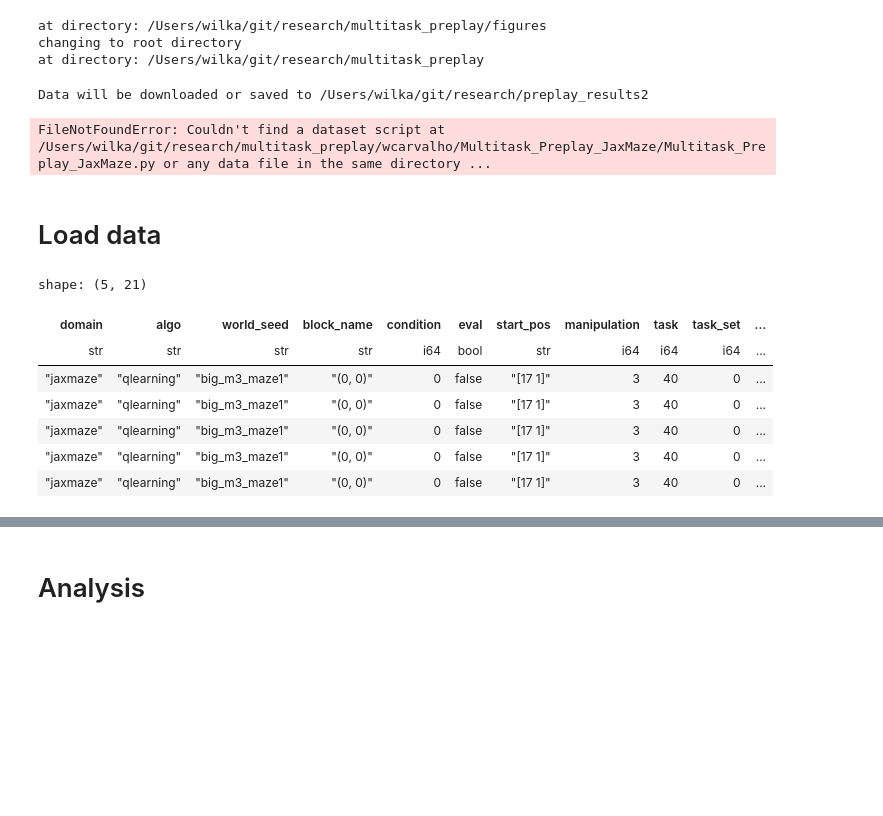
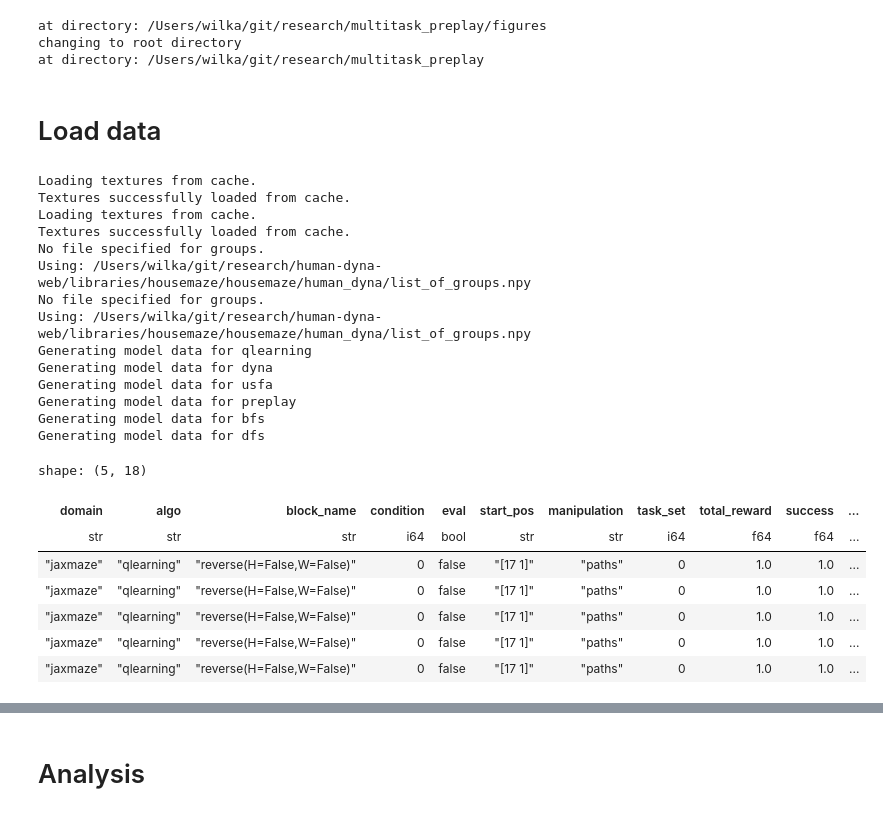
Before and after one commit to wcarvalho/multitask_preplay, a Jupyter notebook: figures/jaxmaze_results.ipynb, the cells around one changed output, grey strips where cells are left out. Cells and saved outputs as stored; diff of their text form; code cells hidden in the pictures; blank space fills up the shorter version.

```diff
--- a/figures/jaxmaze_results.ipynb
+++ b/figures/jaxmaze_results.ipynb
@@ -16,35 +16,42 @@ at directory: /Users/wilka/git/research/multitask_preplay
 # %%
 sys.path.append("simulations")
 # %%
-import data_configs
-from data_processing.utils import download_jaxmaze_data
-
-print("Data will be downloaded or saved to", data_configs.DIRECTORY)
-download_jaxmaze_data()
+# import data_configs
+# from data_processing.utils import download_jaxmaze_data
+# print("Data will be downloaded or saved to", data_configs.DIRECTORY)
+# download_jaxmaze_data()
-# %% [output]
-Data will be downloaded or saved to /Users/wilka/git/research/preplay_results2
-FileNotFoundError: Couldn't find a dataset script at /Users/wilka/git/research/multitask_preplay/wcarvalho/Multitask_Preplay_JaxMaze/Multitask_Preplay_JaxMaze.py or any data file in the same directory ...
 # %% [markdown]
 # Load data
 # %%
 from data_processing import process_model_data
 
 # %debug
 model_df = process_model_data.get_jaxmaze_model_data(
-  # overwrite_episode_df=True,
-  models=["qlearning", "usfa", "preplay_new", "bfs", "dfs"],
 )
+model_df.head()
+# %% [output]
+Loading textures from cache.
+Textures successfully loaded from cache.
+Loading textures from cache.
+Textures successfully loaded from cache.
+No file specified for groups.
+Using: /Users/wilka/git/research/human-dyna-web/libraries/housemaze/housemaze/human_dyna/list_of_groups.npy
+No file specified for groups.
+Using: /Users/wilka/git/research/human-dyna-web/libraries/housemaze/housemaze/human_dyna/list_of_groups.npy
+Generating model data for qlearning
+Generating model data for dyna
+Generating model data for usfa
+Generating model data for preplay
+Generating model data for bfs
+Generating model data for dfs
+shape: (5, 18)
+| domain | algo | block_name | condition | eval | start_pos | manipulation | task_set | total_reward | success | ... |
+| str | str | str | i64 | bool | str | str | i64 | f64 | f64 | ... |
+| "jaxmaze" | "qlearning" | "reverse(H=False,W=False)" | 0 | false | "[17 1]" | "paths" | 0 | 1.0 | 1.0 | ... |
+| "jaxmaze" | "qlearning" | "reverse(H=False,W=False)" | 0 | false | "[17 1]" | "paths" | 0 | 1.0 | 1.0 | ... |
+| "jaxmaze" | "qlearning" | "reverse(H=False,W=False)" | 0 | false | "[17 1]" | "paths" | 0 | 1.0 | 1.0 | ... |
+| "jaxmaze" | "qlearning" | "reverse(H=False,W=False)" | 0 | false | "[17 1]" | "paths" | 0 | 1.0 | 1.0 | ... |
+| "jaxmaze" | "qlearning" | "reverse(H=False,W=False)" | 0 | false | "[17 1]" | "paths" | 0 | 1.0 | 1.0 | ... |
-# %%
-model_df.head()
-# %% [output]
-shape: (5, 21)
-| domain | algo | world_seed | block_name | condition | eval | start_pos | manipulation | task | task_set | ... |
-| str | str | str | str | i64 | bool | str | i64 | i64 | i64 | ... |
-| "jaxmaze" | "qlearning" | "big_m3_maze1" | "(0, 0)" | 0 | false | "[17 1]" | 3 | 40 | 0 | ... |
-| "jaxmaze" | "qlearning" | "big_m3_maze1" | "(0, 0)" | 0 | false | "[17 1]" | 3 | 40 | 0 | ... |
-| "jaxmaze" | "qlearning" | "big_m3_maze1" | "(0, 0)" | 0 | false | "[17 1]" | 3 | 40 | 0 | ... |
-| "jaxmaze" | "qlearning" | "big_m3_maze1" | "(0, 0)" | 0 | false | "[17 1]" | 3 | 40 | 0 | ... |
-| "jaxmaze" | "qlearning" | "big_m3_maze1" | "(0, 0)" | 0 | false | "[17 1]" | 3 | 40 | 0 | ... |
 # %%
 from data_processing import process_user_data
 
```
Also changed, not shown: parts of 5 cells of this notebook, 13 other files.
